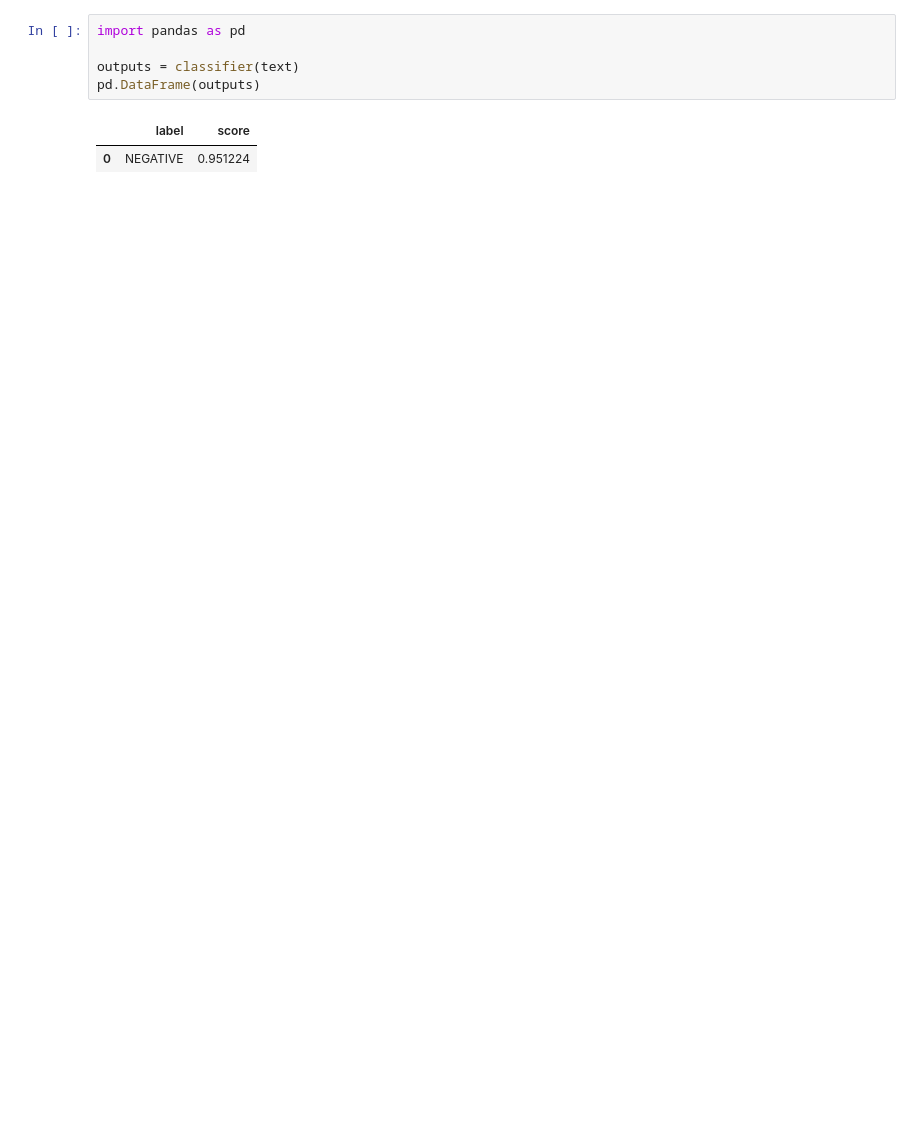
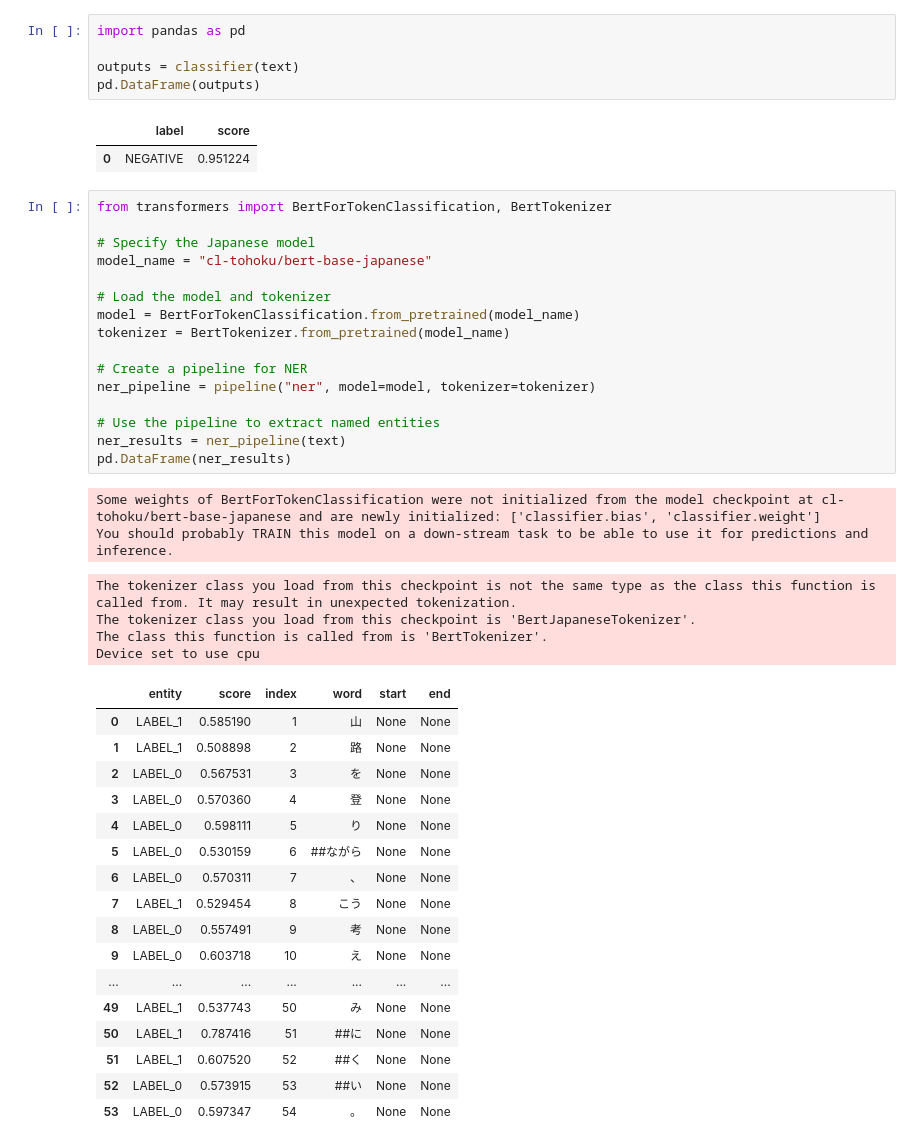
Before and after one commit to kirapika2/Transformers_study, a Jupyter notebook: 1章_入門Transformers/1_5_チュートリアル.ipynb, the cells around one changed output. Saved outputs shown, nothing was run; the diff lists cells and outputs as text; blank space fills up the shorter version.

```diff
--- a/1章_入門Transformers/1_5_チュートリアル.ipynb
+++ b/1章_入門Transformers/1_5_チュートリアル.ipynb
@@ -18,3 +18,43 @@ pd.DataFrame(outputs)
 # %% [output]
 |  | label | score |
 | 0 | NEGATIVE | 0.951224 |
+# %%
+from transformers import BertForTokenClassification, BertTokenizer
+
+# Specify the Japanese model
+model_name = "cl-tohoku/bert-base-japanese"
+
+# Load the model and tokenizer
+model = BertForTokenClassification.from_pretrained(model_name)
+tokenizer = BertTokenizer.from_pretrained(model_name)
+
+# Create a pipeline for NER
+ner_pipeline = pipeline("ner", model=model, tokenizer=tokenizer)
+
+# Use the pipeline to extract named entities
+ner_results = ner_pipeline(text)
+pd.DataFrame(ner_results)
+# %% [output]
+Some weights of BertForTokenClassification were not initialized from the model checkpoint at cl-tohoku/bert-base-japanese and are newly initialized: ['classifier.bias', 'classifier.weight']
+You should probably TRAIN this model on a down-stream task to be able to use it for predictions and inference.
+The tokenizer class you load from this checkpoint is not the same type as the class this function is called from. It may result in unexpected tokenization.
+The tokenizer class you load from this checkpoint is 'BertJapaneseTokenizer'.
+The class this function is called from is 'BertTokenizer'.
+Device set to use cpu
+|  | entity | score | index | word | start | end |
+| 0 | LABEL_1 | 0.585190 | 1 | 山 | None | None |
+| 1 | LABEL_1 | 0.508898 | 2 | 路 | None | None |
+| 2 | LABEL_0 | 0.567531 | 3 | を | None | None |
+| 3 | LABEL_0 | 0.570360 | 4 | 登 | None | None |
+| 4 | LABEL_0 | 0.598111 | 5 | り | None | None |
+| 5 | LABEL_0 | 0.530159 | 6 | ##ながら | None | None |
+| 6 | LABEL_0 | 0.570311 | 7 | 、 | None | None |
+| 7 | LABEL_1 | 0.529454 | 8 | こう | None | None |
+| 8 | LABEL_0 | 0.557491 | 9 | 考 | None | None |
+| 9 | LABEL_0 | 0.603718 | 10 | え | None | None |
+| ... | ... | ... | ... | ... | ... | ... |
+| 49 | LABEL_1 | 0.537743 | 50 | み | None | None |
+| 50 | LABEL_1 | 0.787416 | 51 | ##に | None | None |
+| 51 | LABEL_1 | 0.607520 | 52 | ##く | None | None |
+| 52 | LABEL_0 | 0.573915 | 53 | ##い | None | None |
+| 53 | LABEL_0 | 0.597347 | 54 | 。 | None | None |
```
Also changed, not shown: parts of 1 cell of this notebook.
